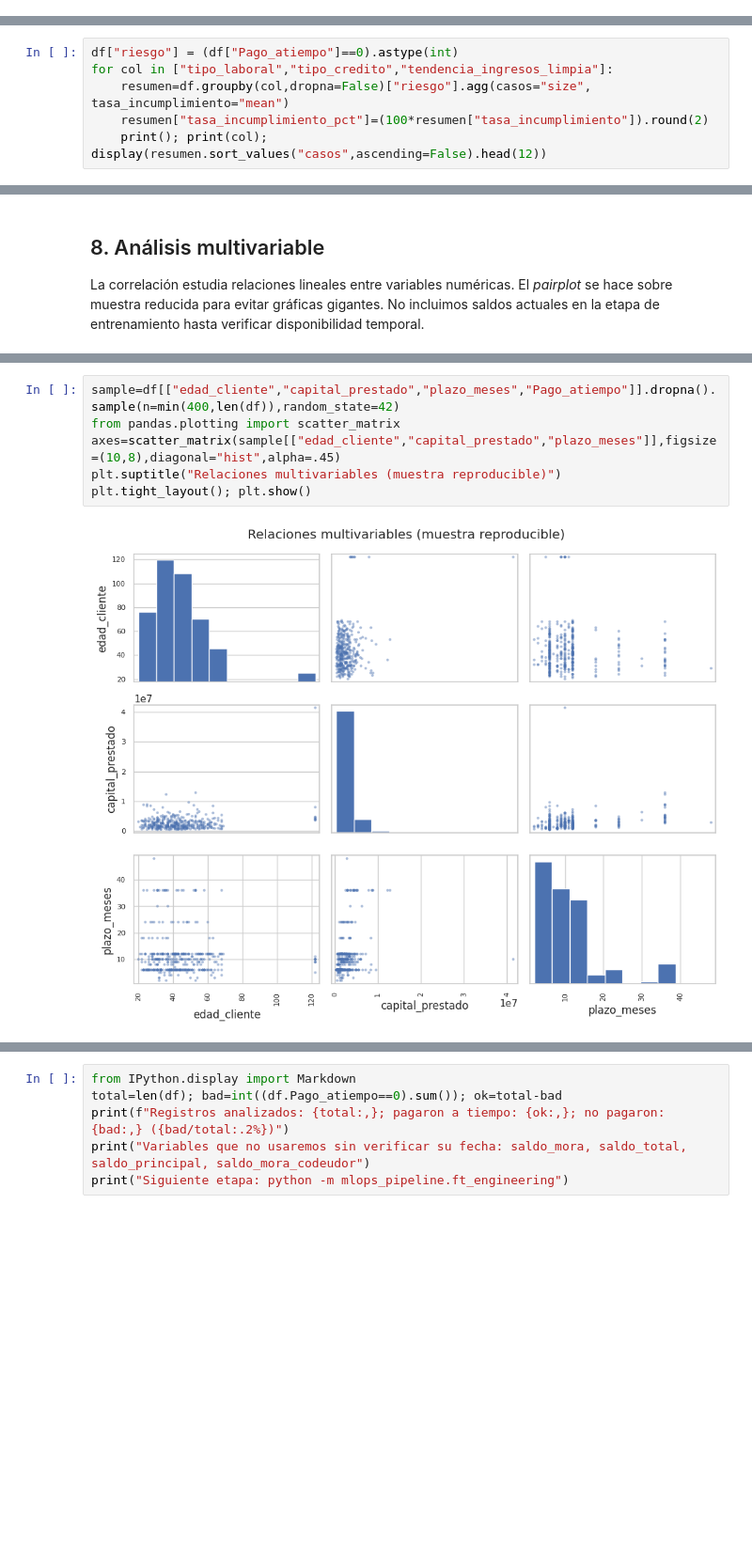
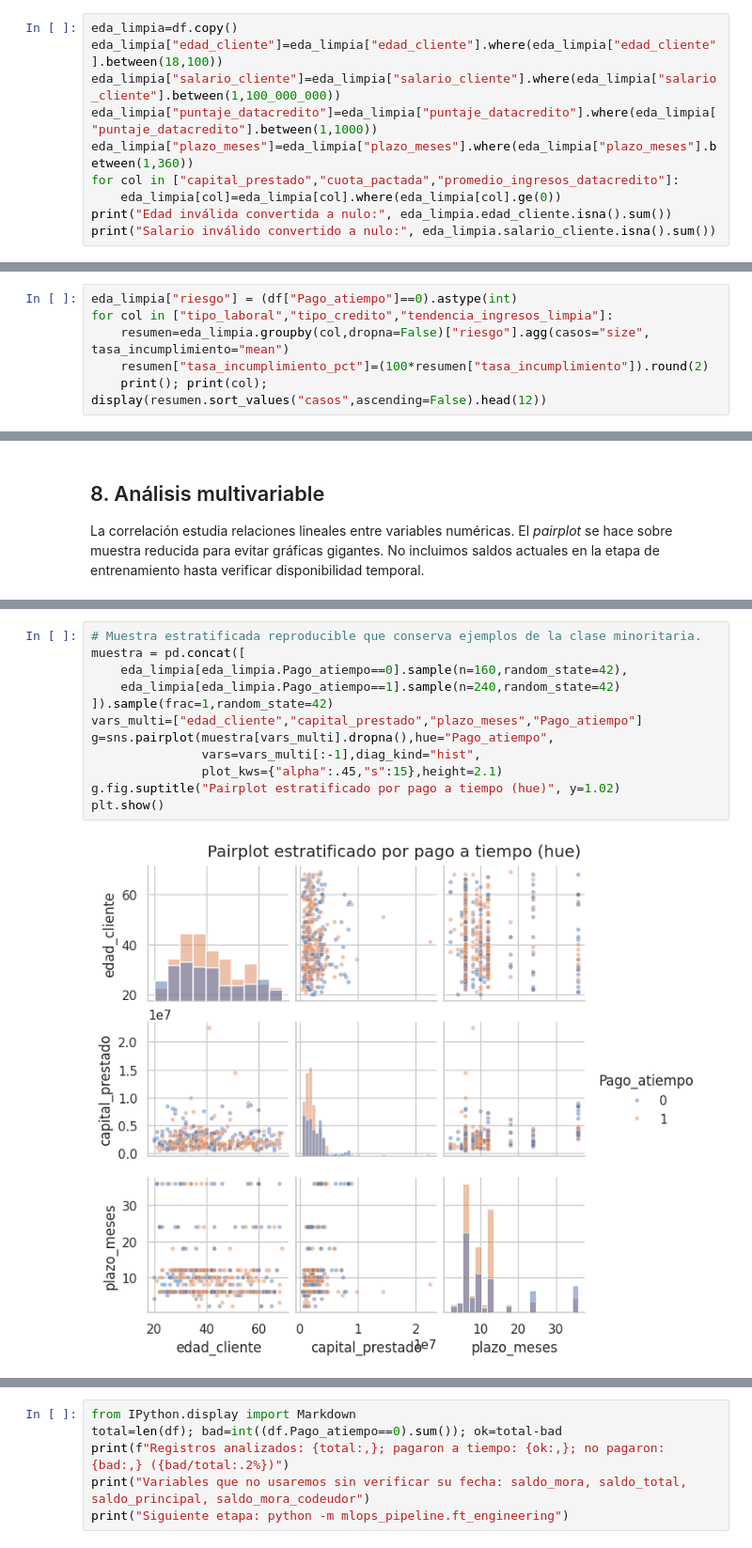
Before and after one commit to miguellopez1602/MLOPS, a Jupyter notebook: mlops_pipeline/comprension_eda.ipynb, the cells around one changed output, grey strips where cells are left out. Shown at 94% size. Drawn from its saved outputs; the diff is of its cells as text; blank space fills up the shorter version.

```diff
--- a/mlops_pipeline/comprension_eda.ipynb
+++ b/mlops_pipeline/comprension_eda.ipynb
@@ -133,0 +138,10 @@ display(audit)
+# %%
+eda_limpia=df.copy()
+eda_limpia["edad_cliente"]=eda_limpia["edad_cliente"].where(eda_limpia["edad_cliente"].between(18,100))
+eda_limpia["salario_cliente"]=eda_limpia["salario_cliente"].where(eda_limpia["salario_cliente"].between(1,100_000_000))
+eda_limpia["puntaje_datacredito"]=eda_limpia["puntaje_datacredito"].where(eda_limpia["puntaje_datacredito"].between(1,1000))
+eda_limpia["plazo_meses"]=eda_limpia["plazo_meses"].where(eda_limpia["plazo_meses"].between(1,360))
+for col in ["capital_prestado","cuota_pactada","promedio_ingresos_datacredito"]:
+    eda_limpia[col]=eda_limpia[col].where(eda_limpia[col].ge(0))
+print("Edad inválida convertida a nulo:", eda_limpia.edad_cliente.isna().sum())
+print("Salario inválido convertido a nulo:", eda_limpia.salario_cliente.isna().sum())
@@ -202,9 +248,9 @@ plt.tight_layout(); plt.show()
 ## 7. Análisis bivariable: cada factor frente al objetivo
 La tasa de riesgo es la proporción de `Pago_atiempo=0`. Compararemos variables categóricas y cuantitativas con cuidado: una relación observada no demuestra causalidad.
 # %%
-df["riesgo"] = (df["Pago_atiempo"]==0).astype(int)
+eda_limpia["riesgo"] = (df["Pago_atiempo"]==0).astype(int)
 for col in ["tipo_laboral","tipo_credito","tendencia_ingresos_limpia"]:
-    resumen=df.groupby(col,dropna=False)["riesgo"].agg(casos="size", tasa_incumplimiento="mean")
+    resumen=eda_limpia.groupby(col,dropna=False)["riesgo"].agg(casos="size", tasa_incumplimiento="mean")
     resumen["tasa_incumplimiento_pct"]=(100*resumen["tasa_incumplimiento"]).round(2)
     print(); print(col); display(resumen.sort_values("casos",ascending=False).head(12))
 # %% [output]
@@ -263,9 +310,15 @@ plt.tight_layout();plt.show()
 # %%
-sample=df[["edad_cliente","capital_prestado","plazo_meses","Pago_atiempo"]].dropna().sample(n=min(400,len(df)),random_state=42)
-from pandas.plotting import scatter_matrix
-axes=scatter_matrix(sample[["edad_cliente","capital_prestado","plazo_meses"]],figsize=(10,8),diagonal="hist",alpha=.45)
-plt.suptitle("Relaciones multivariables (muestra reproducible)")
-plt.tight_layout(); plt.show()
+# Muestra estratificada reproducible que conserva ejemplos de la clase minoritaria.
+muestra = pd.concat([
+    eda_limpia[eda_limpia.Pago_atiempo==0].sample(n=160,random_state=42),
+    eda_limpia[eda_limpia.Pago_atiempo==1].sample(n=240,random_state=42)
+]).sample(frac=1,random_state=42)
+vars_multi=["edad_cliente","capital_prestado","plazo_meses","Pago_atiempo"]
+g=sns.pairplot(muestra[vars_multi].dropna(),hue="Pago_atiempo",
+               vars=vars_multi[:-1],diag_kind="hist",
+               plot_kws={"alpha":.45,"s":15},height=2.1)
+g.fig.suptitle("Pairplot estratificado por pago a tiempo (hue)", y=1.02)
+plt.show()
 # %% [output]
-[figure, old version]
+[figure, new version]
 # %% [markdown]
```
Also changed, not shown: parts of 15 cells of this notebook, 30 other files.
